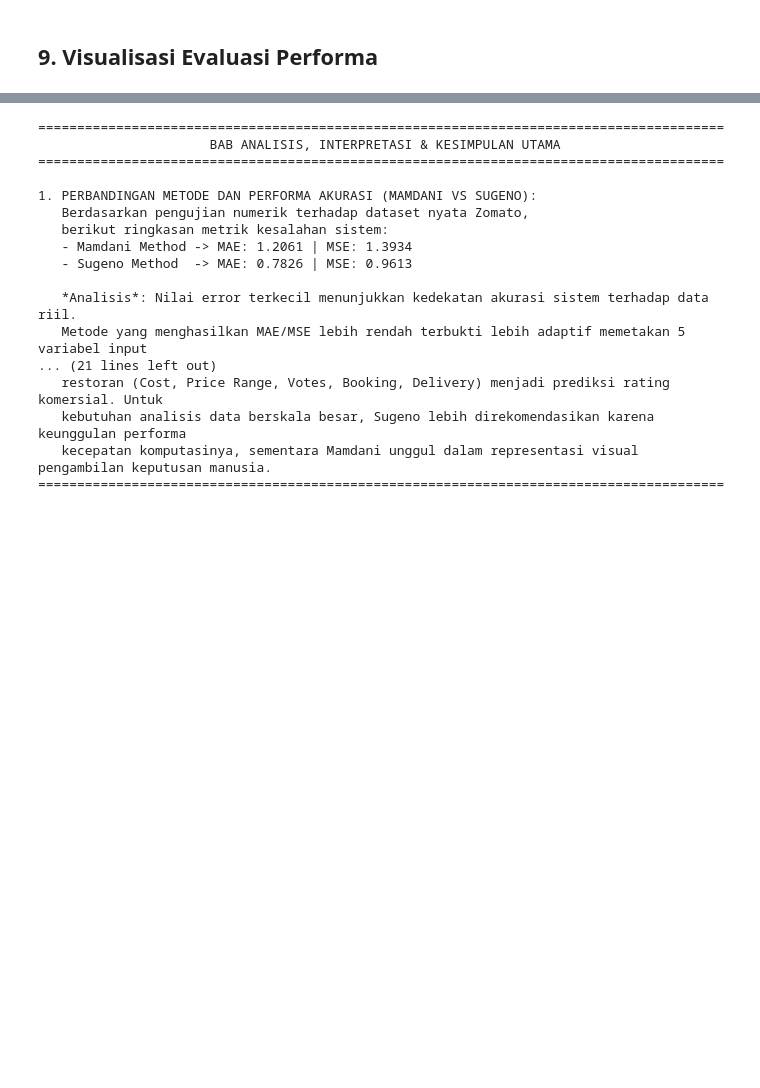
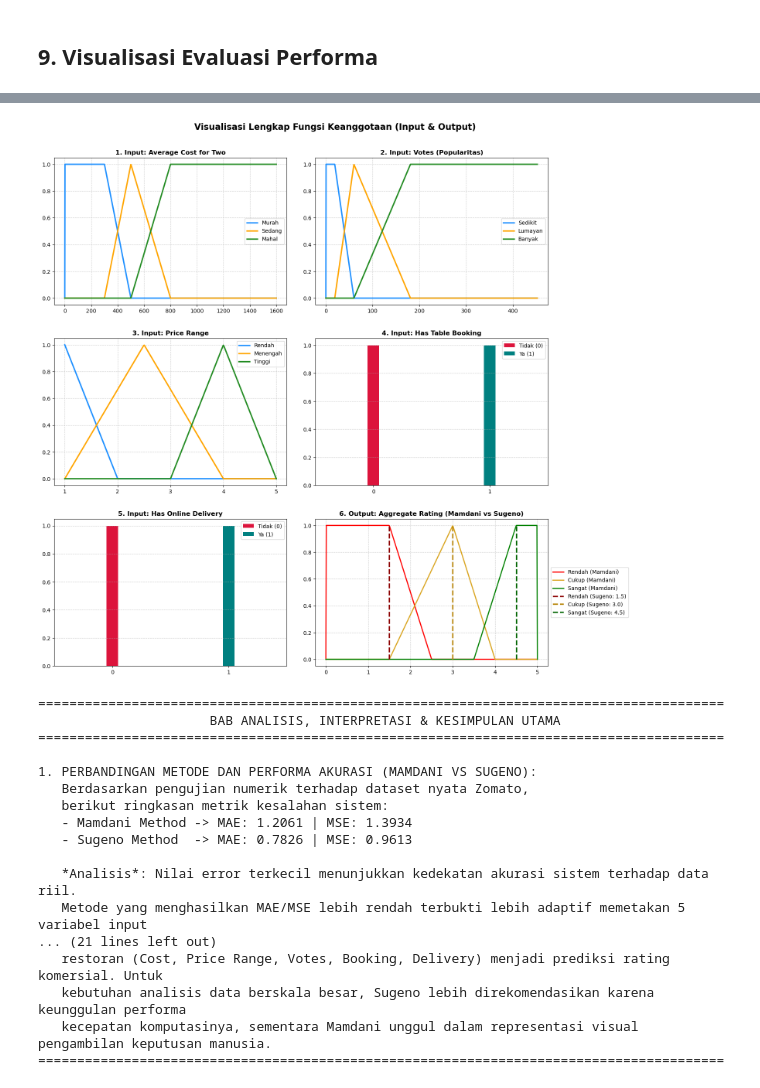
Before and after one commit to Balbale02/TUBES-DKA-SAPI, a Jupyter notebook: Tugas Besar DKA/tugas_besar_dka_fuzzy.ipynb, the cells around one changed output, grey strips where cells are left out. Drawn from its saved outputs; the diff is of its cells as text; code cells hidden in the pictures; blank space fills up the shorter version.

```diff
--- a/Tugas Besar DKA/tugas_besar_dka_fuzzy.ipynb
+++ b/Tugas Besar DKA/tugas_besar_dka_fuzzy.ipynb
@@ -321 +299,81 @@ plt.show()
+# %%
+fig, axes = plt.subplots(3, 2, figsize=(16, 15))
+fig.suptitle('Visualisasi Lengkap Fungsi Keanggotaan (Input & Output)', fontsize=16, fontweight='bold', y=0.98)
+
+# ----------------- BARIS 1 -----------------
+# Plot 1: Average Cost (Kontinu)
+x_cost = np.linspace(0, cost_p75 * 2, 1000)
+axes[0, 0].plot(x_cost, [trap_mf(i, 0, 0, cost_p25, cost_p50) for i in x_cost], label='Murah', lw=2.5, color='dodgerblue')
+axes[0, 0].plot(x_cost, [tri_mf(i, cost_p25, cost_p50, cost_p75) for i in x_cost], label='Sedang', lw=2.5, color='orange')
+axes[0, 0].plot(x_cost, [trap_mf(i, cost_p50, cost_p75, x_cost[-1], x_cost[-1]+1) for i in x_cost], label='Mahal', lw=2.5, color='forestgreen')
+axes[0, 0].set_title('1. Input: Average Cost for Two', fontsize=12, fontweight='bold')
+axes[0, 0].legend()
+axes[0, 0].grid(True)
+
+# Plot 2: Votes (Kontinu)
+x_votes = np.linspace(0, votes_p75 * 2.5, 1000)
+axes[0, 1].plot(x_votes, [trap_mf(i, 0, 0, votes_p25, votes_p50) for i in x_votes], label='Sedikit', lw=2.5, color='dodgerblue')
+axes[0, 1].plot(x_votes, [tri_mf(i, votes_p25, votes_p50, votes_p75) for i in x_votes], label='Lumayan', lw=2.5, color='orange')
+axes[0, 1].plot(x_votes, [trap_mf(i, votes_p50, votes_p75, x_votes[-1], x_votes[-1]+1) for i in x_votes], label='Banyak', lw=2.5, color='forestgreen')
+axes[0, 1].set_title('2. Input: Votes (Popularitas)', fontsize=12, fontweight='bold')
+axes[0, 1].legend()
+axes[0, 1].grid(True)
+
+# ----------------- BARIS 2 -----------------
+# Plot 3: Price Range (Kontinu Terbatas 1-5)
+x_pr = np.linspace(1, 5, 400)
+axes[1, 0].plot(x_pr, [trap_mf(i, 0, 1, 1, 2) for i in x_pr], label='Rendah', lw=2.5, color='dodgerblue')
+axes[1, 0].plot(x_pr, [tri_mf(i, 1, 2.5, 4) for i in x_pr], label='Menengah', lw=2.5, color='orange')
+axes[1, 0].plot(x_pr, [trap_mf(i, 3, 4, 4, 5) for i in x_pr], label='Tinggi', lw=2.5, color='forestgreen')
+axes[1, 0].set_title('3. Input: Price Range', fontsize=12, fontweight='bold')
+axes[1, 0].set_xticks([1, 2, 3, 4, 5])
+axes[1, 0].legend()
+axes[1, 0].grid(True)
+
+# Plot 4: Has Table Booking (Diskret/Biner)
+# Menggunakan bar chart karena datanya bersifat tegas (0 atau 1)
+axes[1, 1].bar([0], [1], width=0.1, color='crimson', label='Tidak (0)')
+axes[1, 1].bar([1], [1], width=0.1, color='teal', label='Ya (1)')
+axes[1, 1].set_title('4. Input: Has Table Booking', fontsize=12, fontweight='bold')
+axes[1, 1].set_xticks([0, 1])
+axes[1, 1].set_xlim(-0.5, 1.5)
+axes[1, 1].legend()
+axes[1, 1].grid(axis='y')
+
+# ----------------- BARIS 3 -----------------
+# Plot 5: Has Online Delivery (Diskret/Biner)
+axes[2, 0].bar([0], [1], width=0.1, color='crimson', label='Tidak (0)')
+axes[2, 0].bar([1], [1], width=0.1, color='teal', label='Ya (1)')
+axes[2, 0].set_title('5. Input: Has Online Delivery', fontsize=12, fontweight='bold')
+axes[2, 0].set_xticks([0, 1])
+axes[2, 0].set_xlim(-0.5, 1.5)
+axes[2, 0].legend()
+axes[2, 0].grid(axis='y')
+
+# Plot 6: Aggregate Rating (OUTPUT - Mamdani vs Sugeno)
+x_out = np.linspace(0, 5, 500)
+y_out_rendah = [trap_mf(i, 0, 0, 1.5, 2.5) for i in x_out]
+y_out_cukup = [tri_mf(i, 1.5, 3.0, 4.0) for i in x_out]
+y_out_sangat = [trap_mf(i, 3.5, 4.5, 5, 5) for i in x_out]
+
+# Kurva Mamdani (Area)
+axes[2, 1].plot(x_out, y_out_rendah, label='Rendah (Mamdani)', lw=2, color='red')
+axes[2, 1].plot(x_out, y_out_cukup, label='Cukup (Mamdani)', lw=2, color='goldenrod')
+axes[2, 1].plot(x_out, y_out_sangat, label='Sangat (Mamdani)', lw=2, color='green')
+
+# Garis Singleton Sugeno (Tegak Lurus)
+axes[2, 1].vlines(x=1.5, ymin=0, ymax=1, color='darkred', linestyle='--', lw=2.5, label='Rendah (Sugeno: 1.5)')
+axes[2, 1].vlines(x=3.0, ymin=0, ymax=1, color='darkgoldenrod', linestyle='--', lw=2.5, label='Cukup (Sugeno: 3.0)')
+axes[2, 1].vlines(x=4.5, ymin=0, ymax=1, color='darkgreen', linestyle='--', lw=2.5, label='Sangat (Sugeno: 4.5)')
+
+axes[2, 1].set_title('6. Output: Aggregate Rating (Mamdani vs Sugeno)', fontsize=12, fontweight='bold')
+axes[2, 1].legend(loc='center left', bbox_to_anchor=(1, 0.5)) # Pindah legend ke luar agar tidak menutupi kurva
+axes[2, 1].grid(True)
+
+# Mengatur jarak antar grafik agar tidak bertabrakan
+plt.tight_layout(pad=3.0)
+plt.subplots_adjust(top=0.92)
+plt.show()
+# %% [output]
+[figure, added]
 # %%
```
Also changed, not shown: parts of 2 cells of this notebook.
